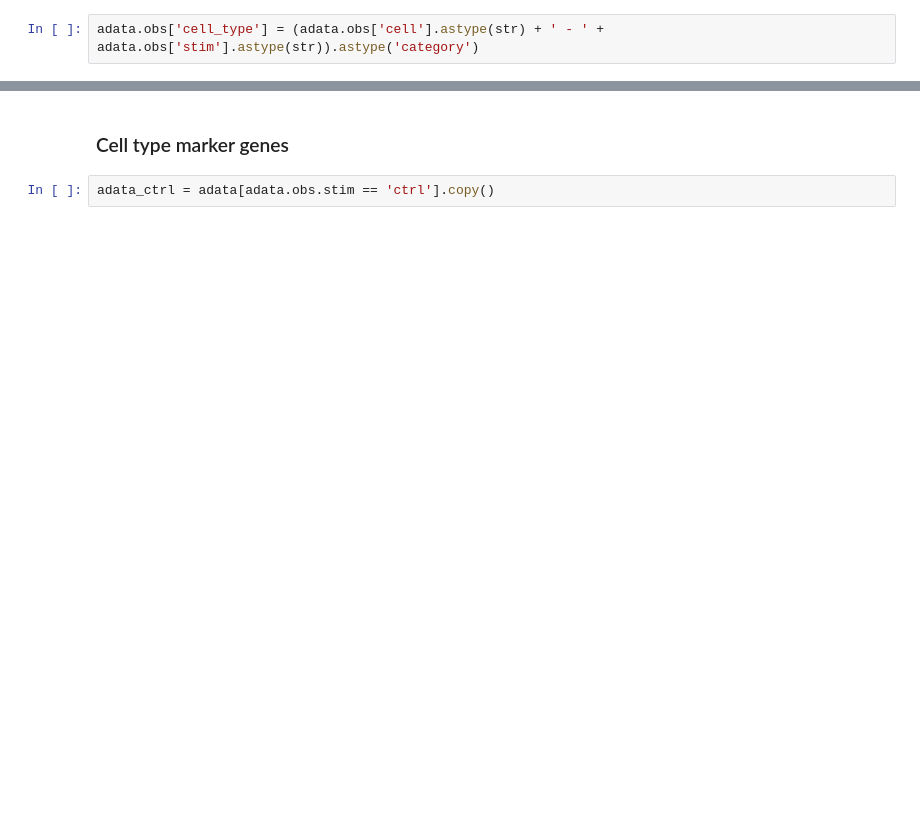
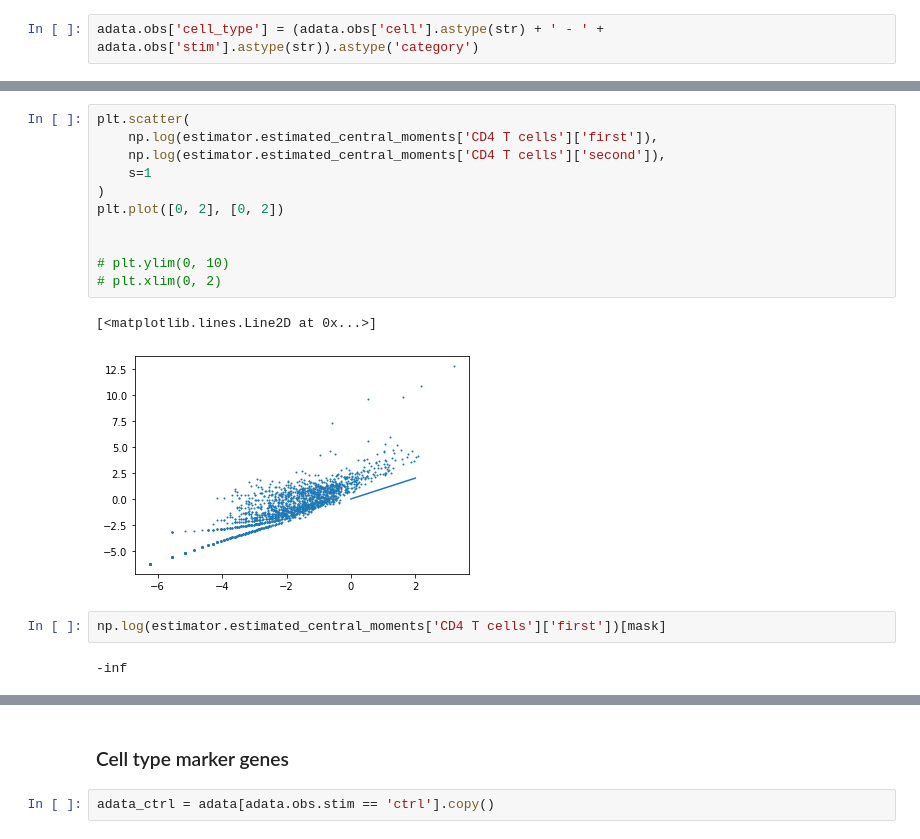
Before and after one commit to yelabucsf/scrna-parameter-estimation, a Jupyter notebook: examples/interferon_stimulation/interferon_stimulation_analysis.ipynb, the cells around one changed output, grey strips where cells are left out. Saved outputs shown, nothing was run; the diff lists cells and outputs as text; blank space fills up the shorter version.

```diff
--- a/examples/interferon_stimulation/interferon_stimulation_analysis.ipynb
+++ b/examples/interferon_stimulation/interferon_stimulation_analysis.ipynb
@@ -109,0 +94,18 @@ for cell_type, total_umi_dist in total_umi_content.items():
+# %%
+plt.scatter(
+    np.log(estimator.estimated_central_moments['CD4 T cells']['first']),
+    np.log(estimator.estimated_central_moments['CD4 T cells']['second']),
+    s=1
+)
+plt.plot([0, 2], [0, 2])
+
+
+# plt.ylim(0, 10)
+# plt.xlim(0, 2)
+# %% [output]
+[<matplotlib.lines.Line2D at 0x...>]
+[figure, added]
+# %%
+np.log(estimator.estimated_central_moments['CD4 T cells']['first'])[mask]
+# %% [output]
+-inf
```
Also changed, not shown: parts of 62 cells of this notebook, 3 other files.
